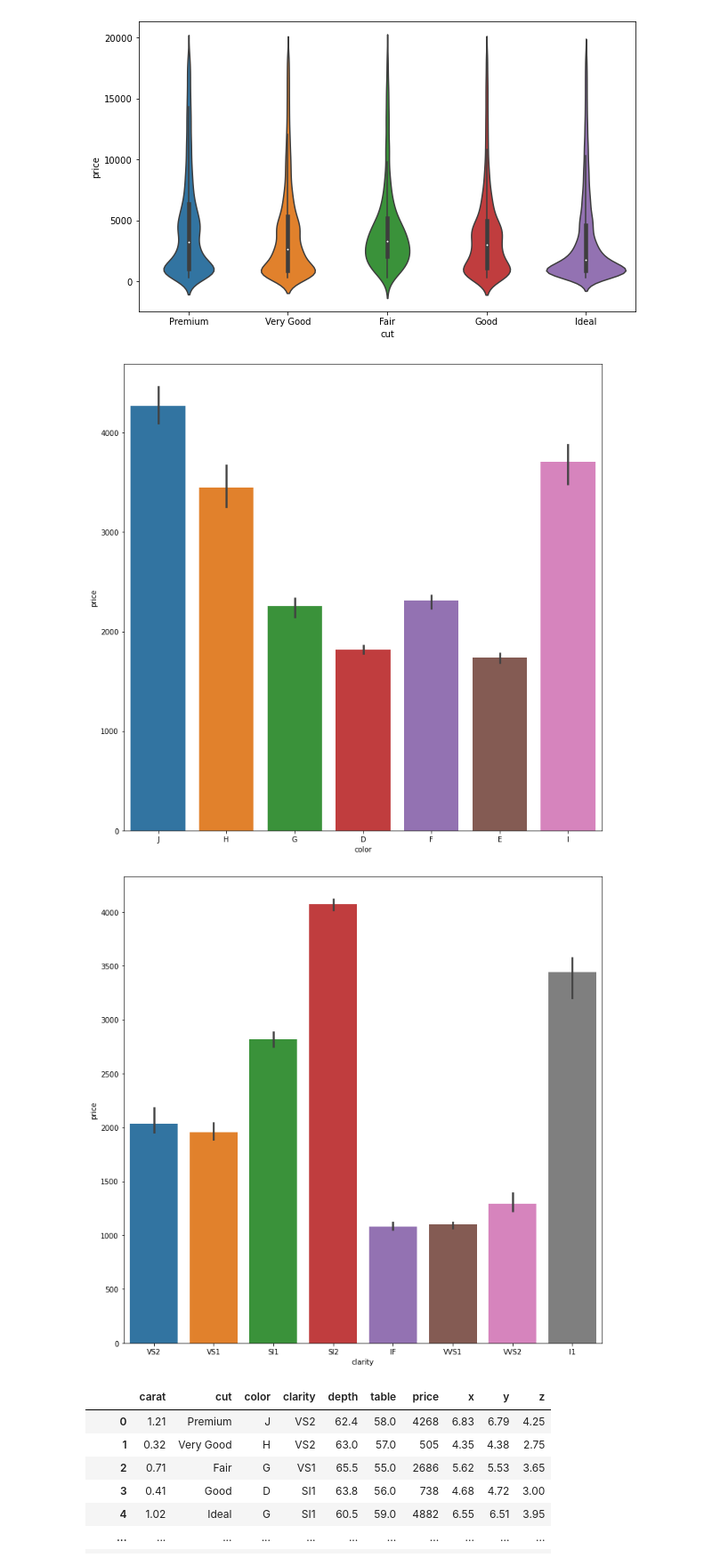
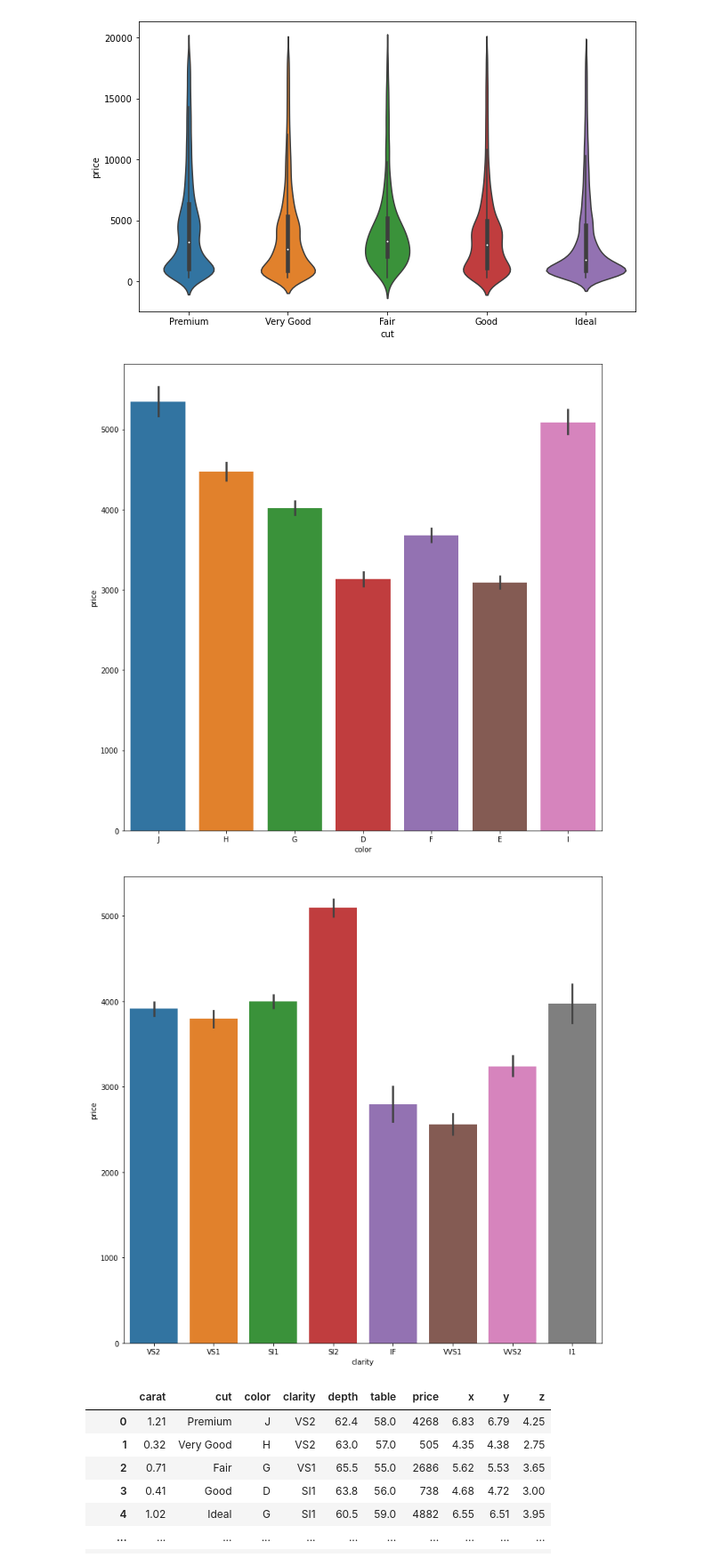
Before and after one commit to JaimeGarciaVel/ih_datamadpt0420_project_m2, a Jupyter notebook: notebooks/Project2.ipynb, the cells around one changed output. Shown at 89% size. Cells and saved outputs as stored; diff of their text form; code cells hidden in the pictures.

```diff
--- a/notebooks/Project2.ipynb
+++ b/notebooks/Project2.ipynb
@@ -182,14 +182,14 @@ sns.violinplot(data=diamonds_df, x='cut',  y='price')
 [figure]
 # %%
 fig = plt.figure(figsize=(12, 12))
-ax = sns.barplot(x='color', y='price', data=diamonds_df,estimator=np.median)
+ax = sns.barplot(x='color', y='price', data=diamonds_df,estimator=np.mean)
 # %% [output]
-[figure, old version]
+[figure, new version]
 # %%
 fig = plt.figure(figsize=(12, 12))
-ax = sns.barplot(x='clarity', y='price', data=diamonds_df,estimator=np.median)
+ax = sns.barplot(x='clarity', y='price', data=diamonds_df,estimator=np.mean)
 # %% [output]
-[figure, old version]
+[figure, new version]
 # %%
 diamonds_df
 # %% [output]
```
Also changed, not shown: parts of 14 cells of this notebook.
